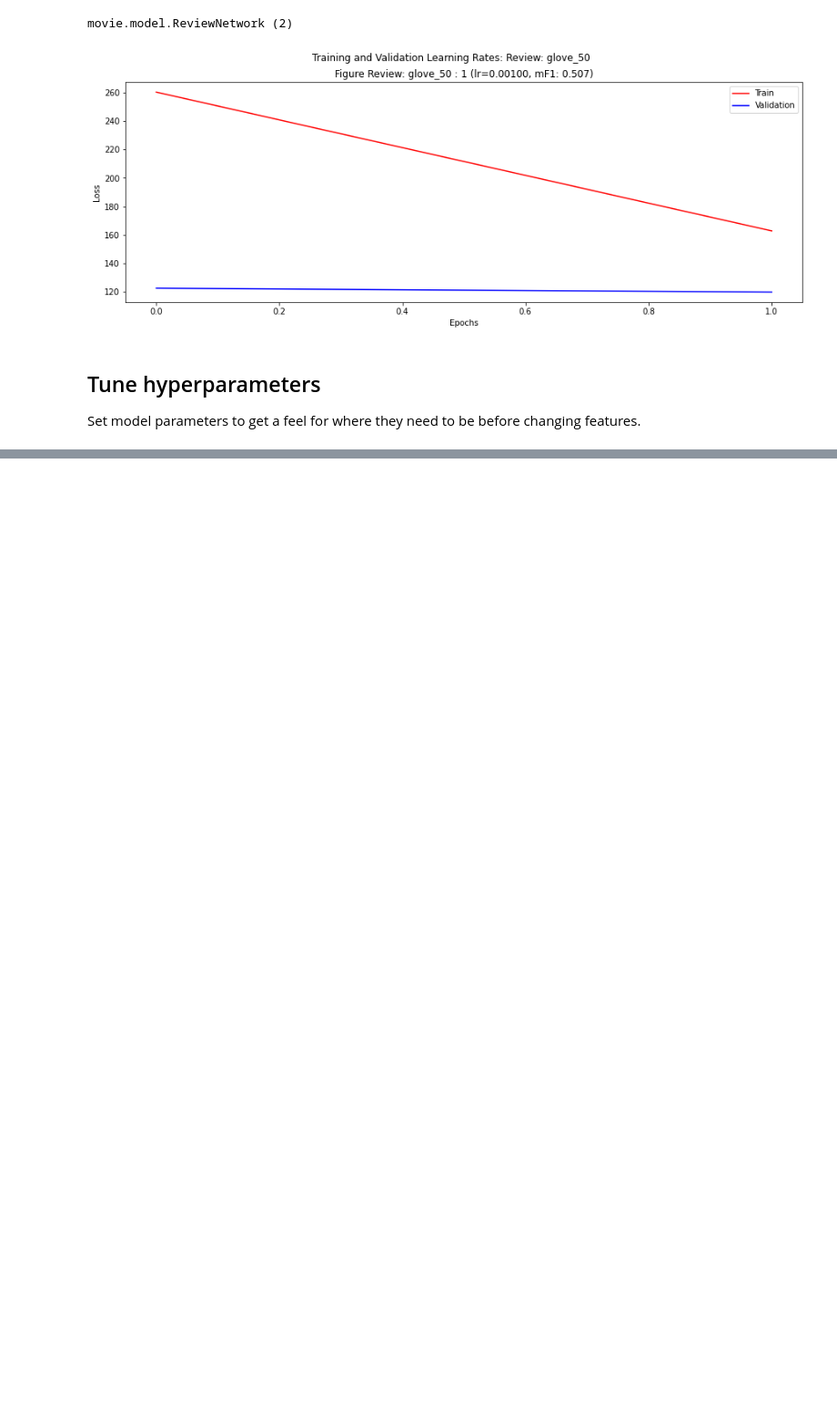
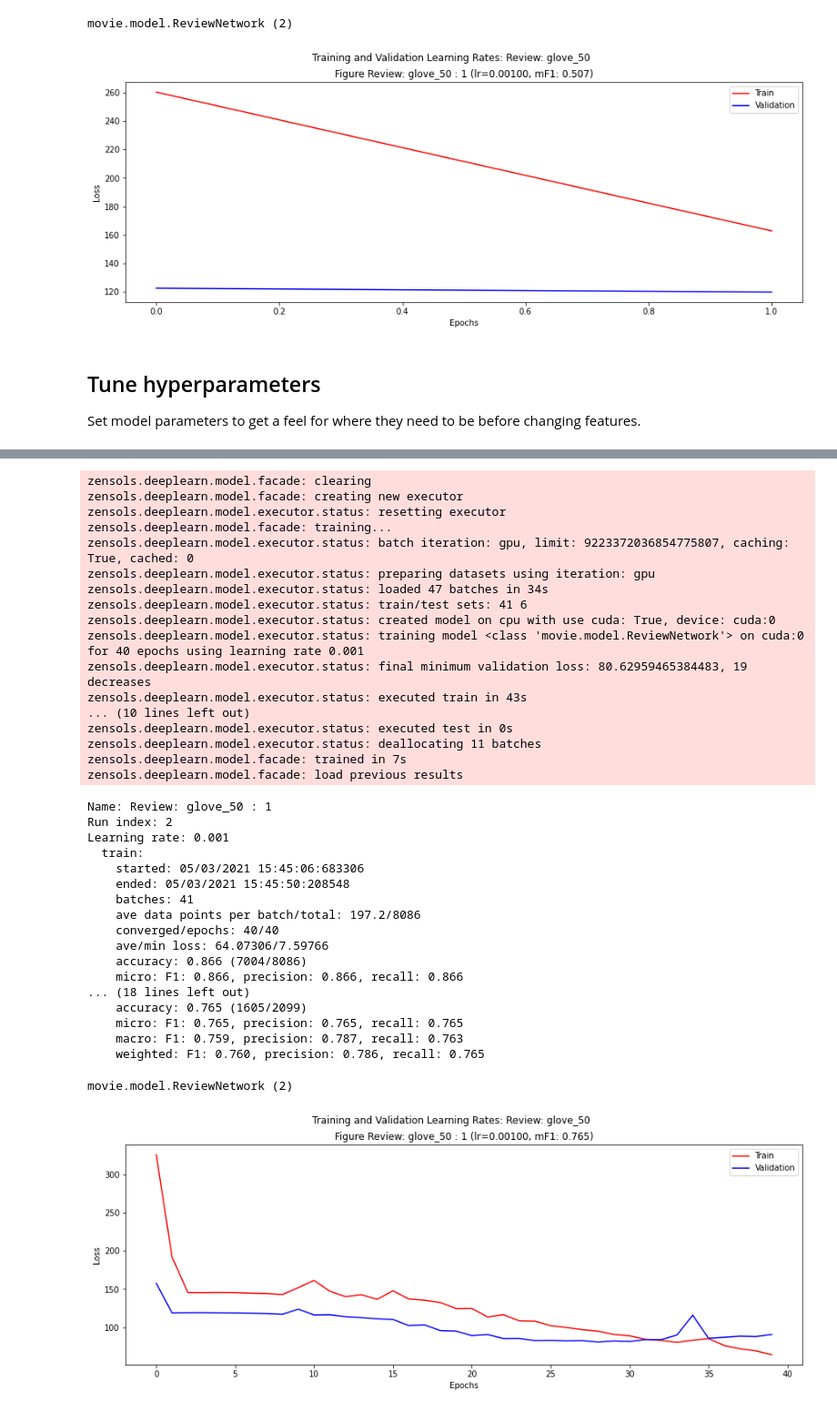
Before and after one commit to plandes/deepnlp, a Jupyter notebook: example/movie/notebook/movie.ipynb, the cells around one changed output, grey strips where cells are left out. Shown at 91% size. Saved outputs shown, nothing was run; the diff lists cells and outputs as text; code cells hidden in the pictures; blank space fills up the shorter version.

```diff
--- a/example/movie/notebook/movie.ipynb
+++ b/example/movie/notebook/movie.ipynb
@@ -313,0 +312,44 @@ movie.model.ReviewNetwork (2)
+# %%
+facade.embedding = 'transformer_embedding'
+facade.language_attributes = {'enum_expander'}
+facade.train()
+facade.test()
+facade.write_result()
+facade.plot_result()
+# %% [output]
+zensols.deeplearn.model.facade: clearing
+zensols.deeplearn.model.facade: creating new executor
+zensols.deeplearn.model.executor.status: resetting executor
+zensols.deeplearn.model.facade: training...
+zensols.deeplearn.model.executor.status: batch iteration: gpu, limit: 9223372036854775807, caching: True, cached: 0
+zensols.deeplearn.model.executor.status: preparing datasets using iteration: gpu
+zensols.deeplearn.model.executor.status: loaded 47 batches in 34s
+zensols.deeplearn.model.executor.status: train/test sets: 41 6
+zensols.deeplearn.model.executor.status: created model on cpu with use cuda: True, device: cuda:0
+zensols.deeplearn.model.executor.status: training model <class 'movie.model.ReviewNetwork'> on cuda:0 for 40 epochs using learning rate 0.001
+zensols.deeplearn.model.executor.status: final minimum validation loss: 80.62959465384483, 19 decreases
+zensols.deeplearn.model.executor.status: executed train in 43s
+... (10 lines left out)
+zensols.deeplearn.model.executor.status: executed test in 0s
+zensols.deeplearn.model.executor.status: deallocating 11 batches
+zensols.deeplearn.model.facade: trained in 7s
+zensols.deeplearn.model.facade: load previous results
+Name: Review: glove_50 : 1
+Run index: 2
+Learning rate: 0.001
+  train:
+    started: 05/03/2021 15:45:06:683306
+    ended: 05/03/2021 15:45:50:208548
+    batches: 41
+    ave data points per batch/total: 197.2/8086
+    converged/epochs: 40/40
+    ave/min loss: 64.07306/7.59766
+    accuracy: 0.866 (7004/8086)
+    micro: F1: 0.866, precision: 0.866, recall: 0.866
+... (18 lines left out)
+    accuracy: 0.765 (1605/2099)
+    micro: F1: 0.765, precision: 0.765, recall: 0.765
+    macro: F1: 0.759, precision: 0.787, recall: 0.763
+    weighted: F1: 0.760, precision: 0.786, recall: 0.765
+movie.model.ReviewNetwork (2)
+[figure, added]
```
Also changed, not shown: parts of 8 cells of this notebook, 14 other files.
